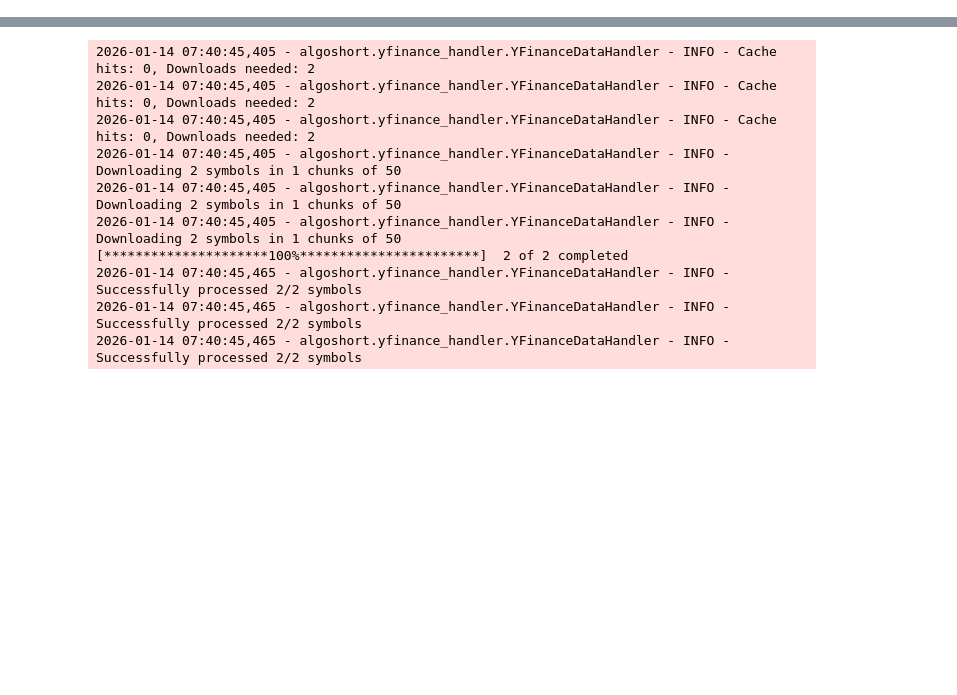
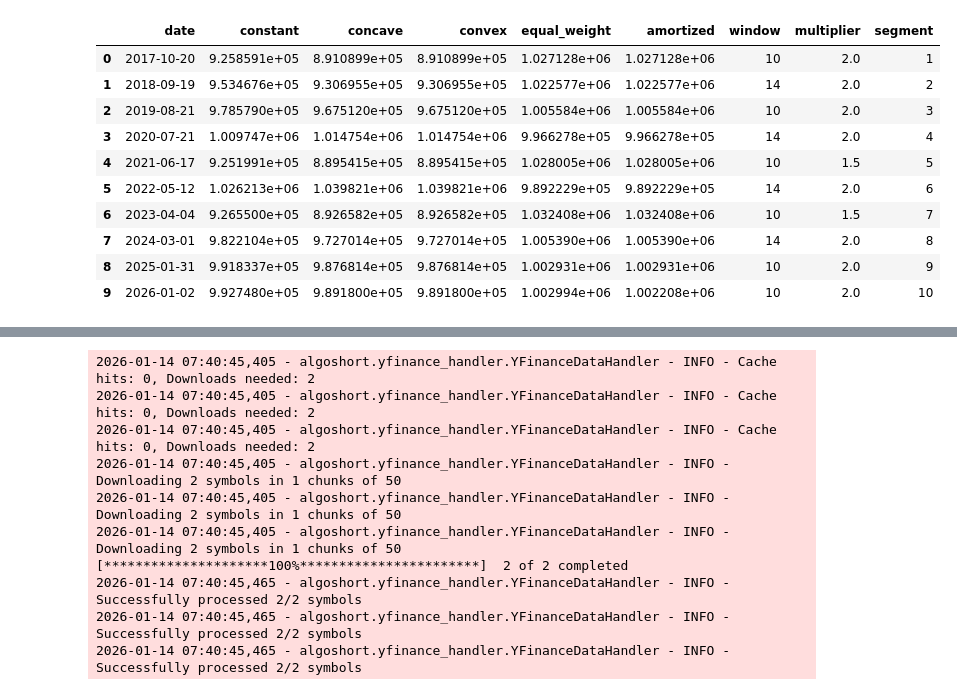
Before and after one commit to laceto/algoshort, a Jupyter notebook: 1_test_package copy 2.ipynb, the cells around one changed output, grey strips where cells are left out. Cells and saved outputs as stored; diff of their text form; code cells hidden in the pictures; blank space fills up the shorter version.

```diff
--- a/1_test_package copy 2.ipynb
+++ b/1_test_package copy 2.ipynb
@@ -73,2 +390,0 @@ df = processor.calculate_relative_prices(
-# %%
-df, signal_columns = generate_signals(df=df)
@@ -230,3 +548,17 @@ print({k: type(v[0]) for k,v in param_grid.items() if v})
+# %%
+result['rrg'][0]
+# %% [output]
+|  | date | constant | concave | convex | equal_weight | amortized | window | multiplier | segment |
+| 0 | 2017-10-20 | 9.258591e+05 | 8.910899e+05 | 8.910899e+05 | 1.027128e+06 | 1.027128e+06 | 10 | 2.0 | 1 |
+| 1 | 2018-09-19 | 9.534676e+05 | 9.306955e+05 | 9.306955e+05 | 1.022577e+06 | 1.022577e+06 | 14 | 2.0 | 2 |
+| 2 | 2019-08-21 | 9.785790e+05 | 9.675120e+05 | 9.675120e+05 | 1.005584e+06 | 1.005584e+06 | 10 | 2.0 | 3 |
+| 3 | 2020-07-21 | 1.009747e+06 | 1.014754e+06 | 1.014754e+06 | 9.966278e+05 | 9.966278e+05 | 14 | 2.0 | 4 |
+| 4 | 2021-06-17 | 9.251991e+05 | 8.895415e+05 | 8.895415e+05 | 1.028005e+06 | 1.028005e+06 | 10 | 1.5 | 5 |
+| 5 | 2022-05-12 | 1.026213e+06 | 1.039821e+06 | 1.039821e+06 | 9.892229e+05 | 9.892229e+05 | 14 | 2.0 | 6 |
+| 6 | 2023-04-04 | 9.265500e+05 | 8.926582e+05 | 8.926582e+05 | 1.032408e+06 | 1.032408e+06 | 10 | 1.5 | 7 |
+| 7 | 2024-03-01 | 9.822104e+05 | 9.727014e+05 | 9.727014e+05 | 1.005390e+06 | 1.005390e+06 | 14 | 2.0 | 8 |
+| 8 | 2025-01-31 | 9.918337e+05 | 9.876814e+05 | 9.876814e+05 | 1.002931e+06 | 1.002931e+06 | 10 | 2.0 | 9 |
+| 9 | 2026-01-02 | 9.927480e+05 | 9.891800e+05 | 9.891800e+05 | 1.002994e+06 | 1.002208e+06 | 10 | 2.0 | 10 |
 # %%
 # For a specific signal
 # signal_name = "rtt_7020"          # or whichever signal you want
```
Also changed, not shown: parts of 33 cells of this notebook, 16 other files.
